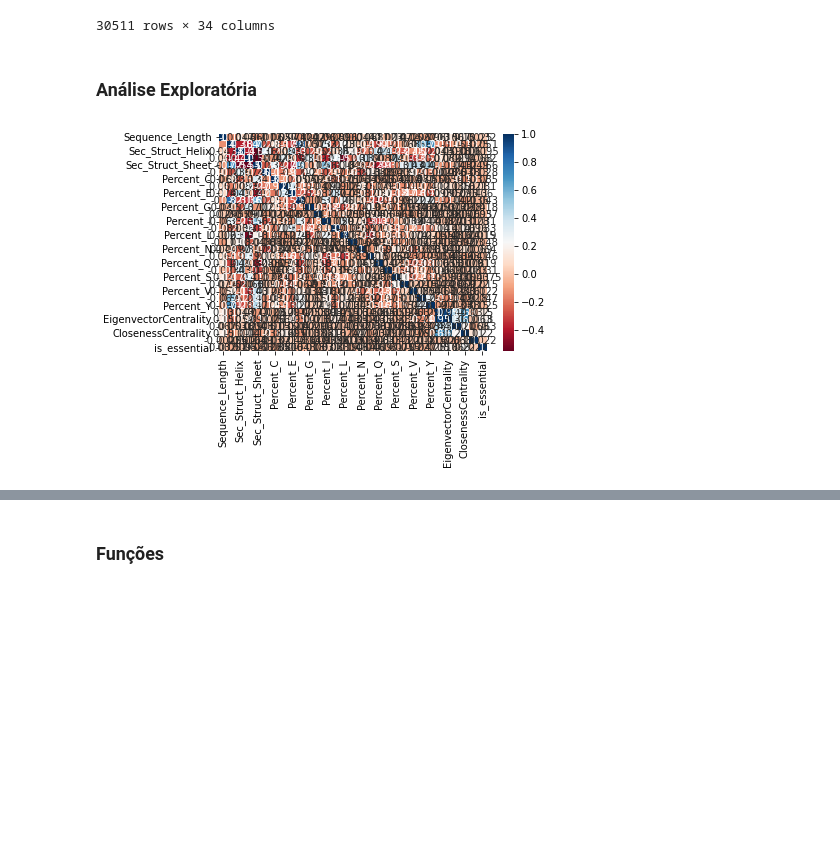
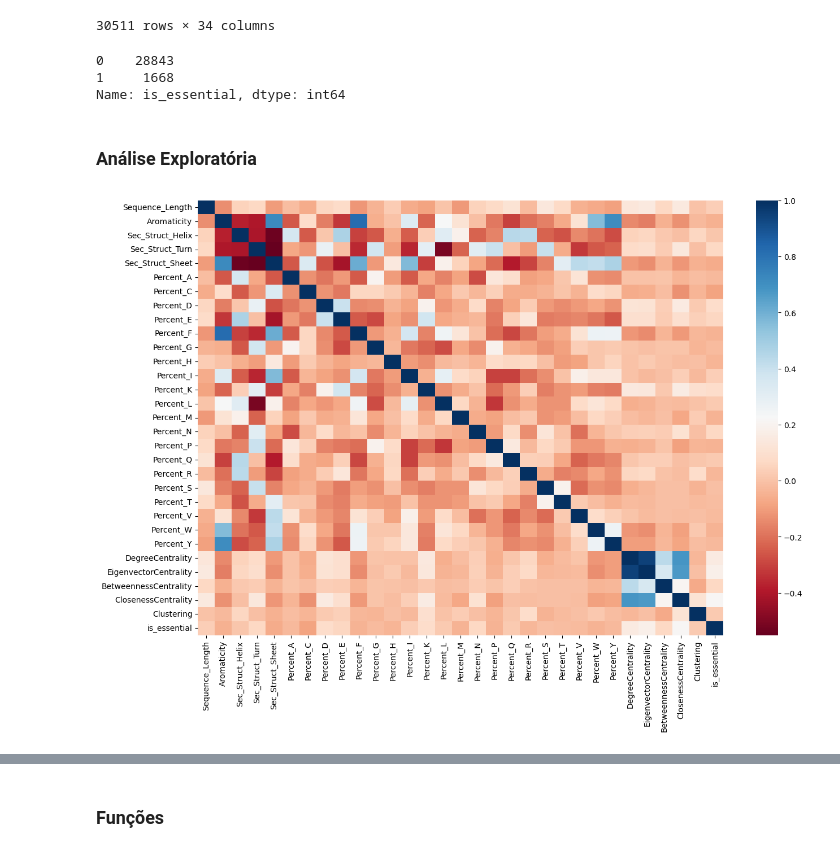
Before and after one commit to JessicaIta/sequence-protein-features, a Jupyter notebook: xgboost-algorithm.ipynb, the cells around one changed output, grey strips where cells are left out. Saved outputs shown, nothing was run; the diff lists cells and outputs as text; code cells hidden in the pictures; blank space fills up the shorter version.

```diff
--- a/xgboost-algorithm.ipynb
+++ b/xgboost-algorithm.ipynb
@@ -48,15 +44,21 @@ df
 | 30509 | 7227.FBpp0306223 | MEREIAHSLAGGEERSSDVAPGQVKTFEELRLY... | 1028 | 0.071012 | 0.351167 | 0.381323 | 0.267510 | ... |
 | 30510 | 7227.FBpp0306232 | MVRENKAAWKAQYFIKVVELFDEFPKCFIVGAD... | 317 | 0.069401 | 0.353312 | 0.375394 | 0.271293 | ... |
 30511 rows × 34 columns
+# %%
+df['is_essential'].value_counts()
+# %% [output]
+0    28843
+1     1668
+Name: is_essential, dtype: int64
 # %% [markdown]
 ### Análise Exploratória
 # %%
-plt.rcParams["figure.figsize"] = (20,20)
+# Matriz de Correlação com Matplotlib Seaborn incluindo a classe de predição
+sns.heatmap(df.corr(), cmap='RdBu');
 
-# Matriz de Correlação com Matplotlib Seaborn incluindo a classe de predição
-sns.heatmap(df.corr(), annot=True, cmap='RdBu');
+plt.rcParams["figure.figsize"] = (15,12)
 # %% [output]
-[figure, old version]
+[figure, new version]
 # %%
 features = ['DegreeCentrality', 'EigenvectorCentrality', 'BetweennessCentrality',
        'ClosenessCentrality', 'Clustering']
```
Also changed, not shown: parts of 3 cells of this notebook, 6 other files.
